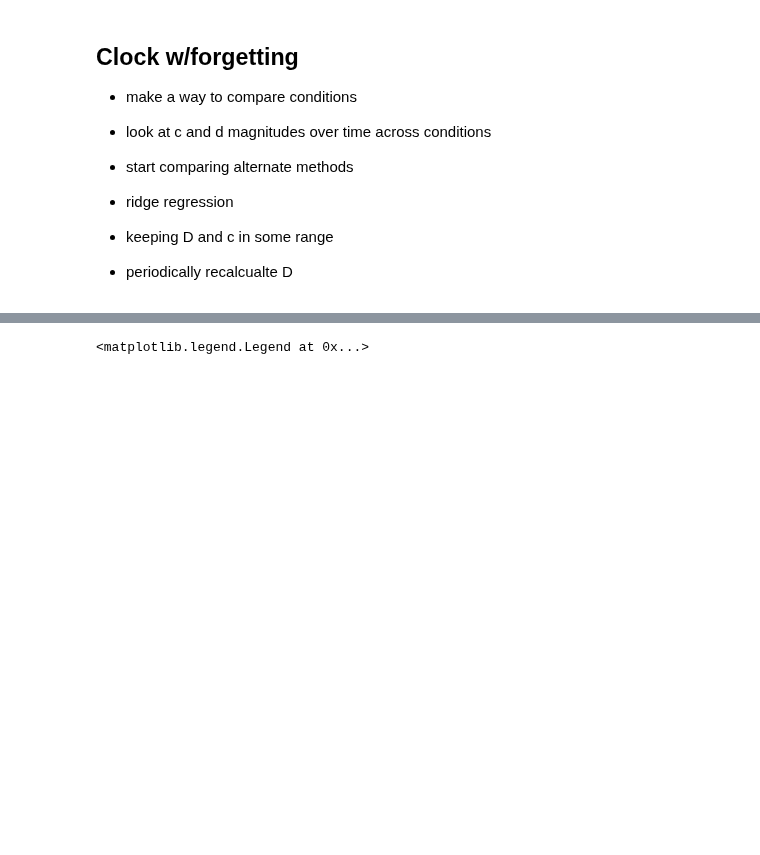
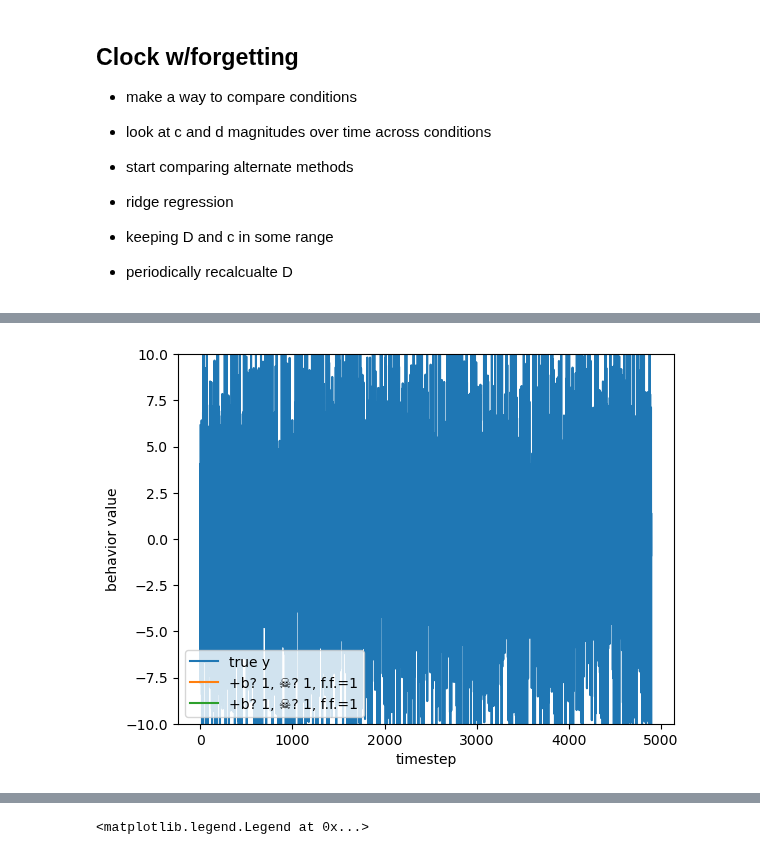
Before and after one commit to draeloslab/Bubblewrap, a Jupyter notebook: generated/other/Running Regression.ipynb, the cells around one changed output, grey strips where cells are left out. Saved outputs shown, nothing was run; the diff lists cells and outputs as text; code cells hidden in the pictures; blank space fills up the shorter version.

```diff
--- a/generated/other/Running Regression.ipynb
+++ b/generated/other/Running Regression.ipynb
@@ -392,3 +684,14 @@ plt.legend();
+# %%
+# compare log1 and log2
+plt.plot(log1['y_hist'], label='true y')
+plt.plot(log1['pred_hist'], label=make_label(params1))
+plt.plot(log2['pred_hist'], label=make_label(params2))
+plt.xlabel("timestep");
+plt.ylabel("behavior value");
+plt.ylim([-10,10])
+plt.legend();
+# %% [output]
+[figure, added]
 # %%
 # compare pred_hist and pred_recal_list
 plt.plot(log2['y_hist'], label='true y')
```
Also changed, not shown: parts of 26 cells of this notebook, 3 other files.
